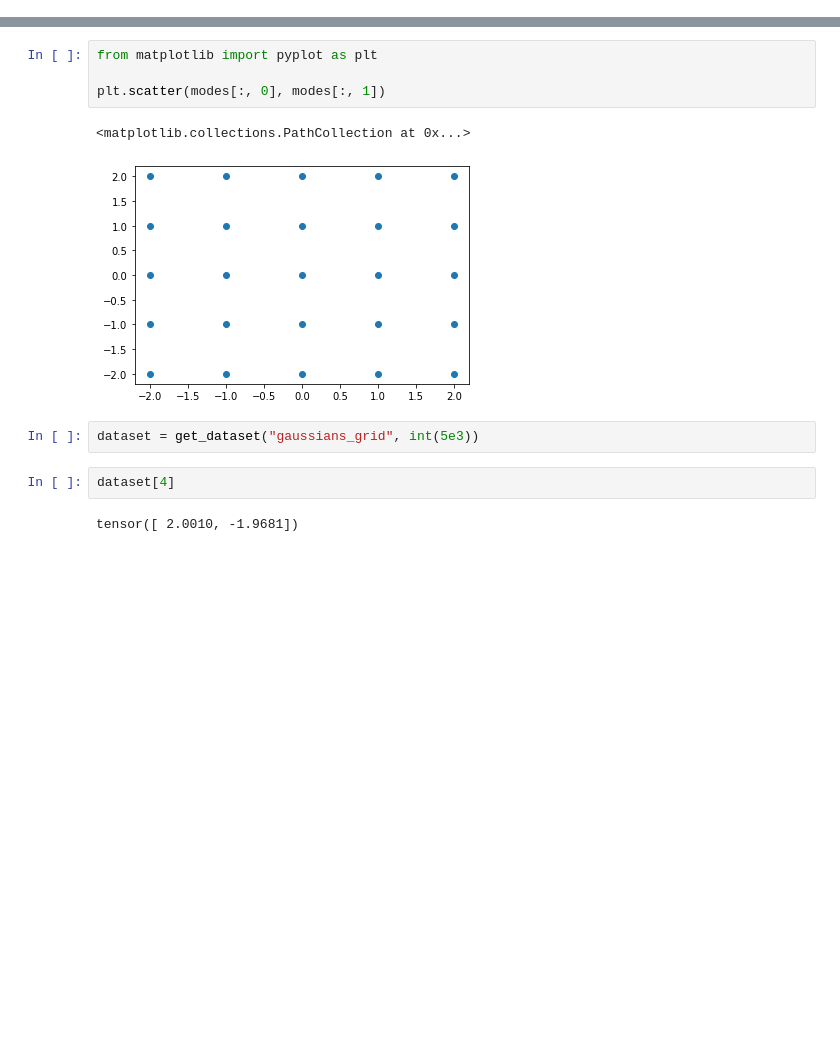
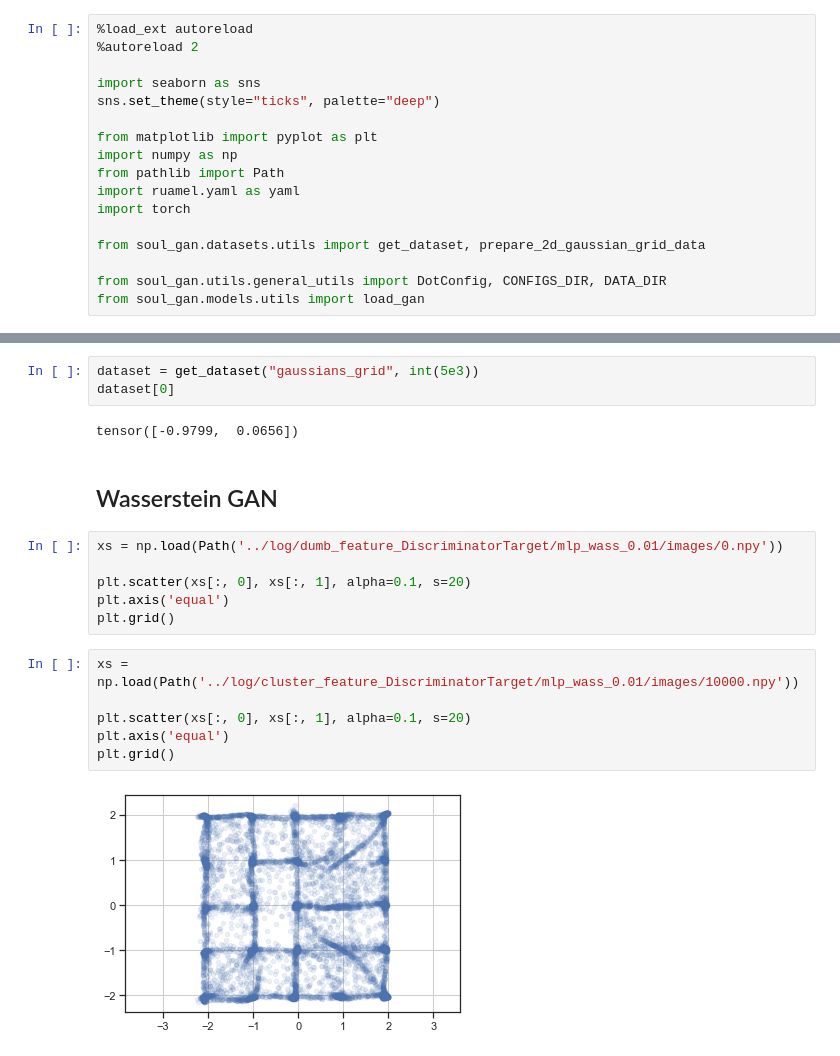
Before and after one commit to sverdoot/maxent-gan, a Jupyter notebook: notebooks/gaussiand_grid.ipynb, the cells around one changed output, grey strips where cells are left out. Saved outputs shown, nothing was run; the diff lists cells and outputs as text; blank space fills up the shorter version.

Commit message:
added wgan for 25 gaussians exp

```diff
--- a/notebooks/gaussiand_grid.ipynb
+++ b/notebooks/gaussiand_grid.ipynb
@@ -12 +1,18 @@ sample, modes = prepare_2d_gaussian_grid_data(int(5e3))
+# %%
+%load_ext autoreload
+%autoreload 2
+
+import seaborn as sns
+sns.set_theme(style="ticks", palette="deep")
+
+from matplotlib import pyplot as plt
+import numpy as np
+from pathlib import Path
+import ruamel.yaml as yaml
+import torch
+
+from soul_gan.datasets.utils import get_dataset, prepare_2d_gaussian_grid_data
+
+from soul_gan.utils.general_utils import DotConfig, CONFIGS_DIR, DATA_DIR
+from soul_gan.models.utils import load_gan
 # %%
@@ -16,14 +20,22 @@ from pathlib import Path
 np.savez(Path(DATA_DIR, '25_gaussians_modes.npz').open('wb'), centroids=modes, closest_pts=modes, sigmas=np.ones(len(modes))*0.05)
-# %%
-from matplotlib import pyplot as plt
-
-plt.scatter(modes[:, 0], modes[:, 1])
-# %% [output]
-<matplotlib.collections.PathCollection at 0x...>
-[figure, removed]
 # %%
 dataset = get_dataset("gaussians_grid", int(5e3))
+dataset[0]
+# %% [output]
+tensor([-0.9799,  0.0656])
-# %%
-dataset[4]
-# %% [output]
-tensor([ 2.0010, -1.9681])
+# %% [markdown]
+## Wasserstein GAN
+# %%
+xs = np.load(Path('../log/dumb_feature_DiscriminatorTarget/mlp_wass_0.01/images/0.npy'))
+
+plt.scatter(xs[:, 0], xs[:, 1], alpha=0.1, s=20)
+plt.axis('equal')
+plt.grid()
+# %%
+xs = np.load(Path('../log/cluster_feature_DiscriminatorTarget/mlp_wass_0.01/images/10000.npy'))
+
+plt.scatter(xs[:, 0], xs[:, 1], alpha=0.1, s=20)
+plt.axis('equal')
+plt.grid()
+# %% [output]
+[figure, added]
```
Also changed, not shown: parts of 15 cells of this notebook, 8 other files.
